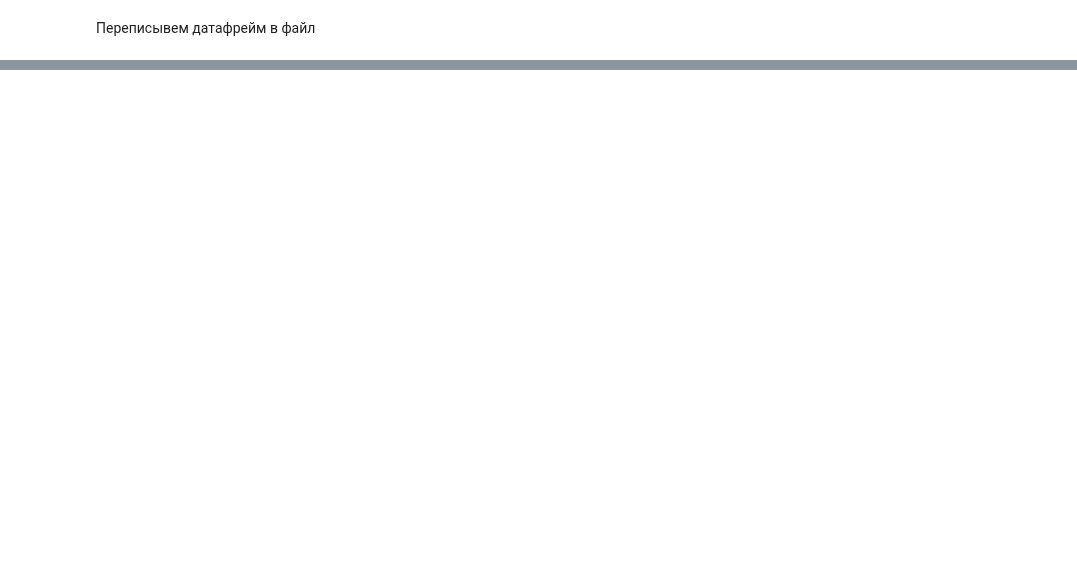
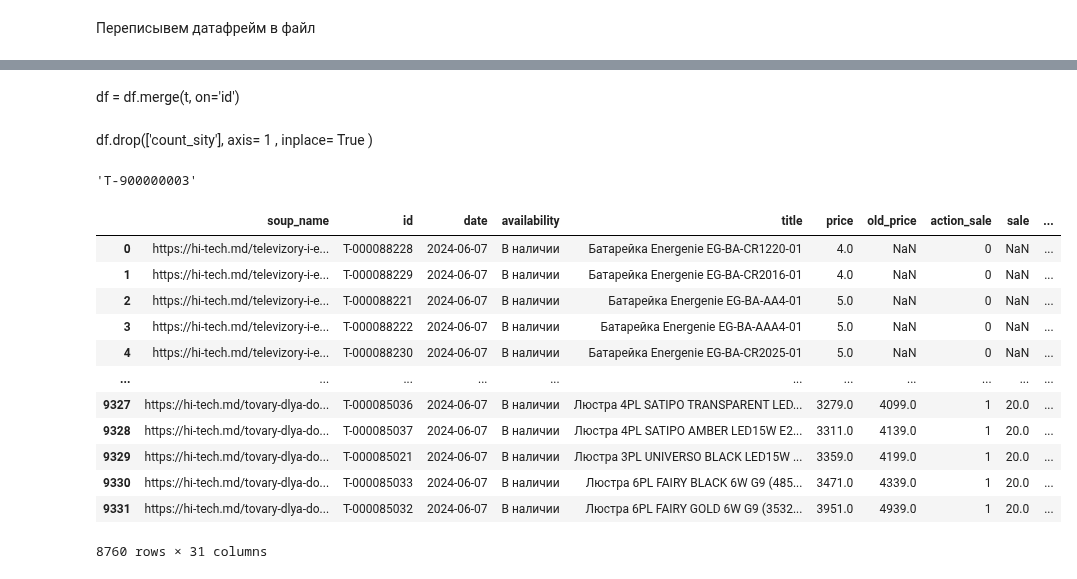
Before and after one commit to APolisakov/parsing, a Jupyter notebook: hay__parsing.ipynb, the cells around one changed output, grey strips where cells are left out. Cells and saved outputs as stored; diff of their text form; code cells hidden in the pictures; blank space fills up the shorter version.

```diff
--- a/hay__parsing.ipynb
+++ b/hay__parsing.ipynb
@@ -297,0 +445,15 @@ df.to_csv('csv/hi_tech_'+str(today.day)+'_'+str(today.month)+'_'+str(today.year)
+# %%
+def brends(x):
+    xx = x.replace('\xa0', ' ')
+    xx = xx.split(' ')
+    for i in range(len(xx)-1):
+        if xx[i].lower() in brend_low:
+            return xx[i].lower()
+        elif (str(xx[i].lower())+' '+str(xx[i+1].lower())) in brend_low:
+            return (str(xx[i].lower())+' '+str(xx[i+1].lower()))
+    else:
+        return 'другой'
+# %%
+df['brend'] = df['title'].apply(brends)
+# %%
+df['group_prise'] = df.groupby('group')['price'].transform(lambda x: pd.cut(x, bins = 4, labels=["бюджет", "стандарт", "элит", "топ"]))
@@ -297,0 +480,27 @@ df.to_csv('csv/hi_tech_'+str(today.day)+'_'+str(today.month)+'_'+str(today.year)
+# %%
+for x, url in tqdm(enumerate(df['soup_name'])):
+    reqx = requests.get(url)
+    soup = bs(reqx.text, 'html.parser')
+    data = []
+    #data.append((soup.findAll('div', class_='ty-product-block__sku'))[0].text.split()[1])
+    element = soup.findAll('div', class_='ty-warehouses-store__availability')
+    for i in (element):
+        data.append(i.text.strip()
+                    .replace('В наличии', '1')
+                    .replace('Нет в наличии','0')
+                    .replace('Под заказ (1-3 дня)','0')
+                    .replace('nan','0'))
+    df.loc[[x],['Тир_Юности_14А']]=  data[0]
+    df.loc[[x],['Ц_Тир_25_Октября_69']]= data[1]
+    df.loc[[x],['Ц_Бенд_Спортивная_5']]= data[2]
+    df.loc[[x],['Бенд_Советская_5']]= data[3]
+    df.loc[[x],['Бенд_Советская_8']]= data[4]
+    df.loc[[x],['Слоб_Ленина_97А']]= data[5]
+    df.loc[[x],['Днестр_Строителей_18']]= data[6]
+    df.loc[[x],['Первом_Ленина_88']]= data[7]
+    df.loc[[x],['Григ_КМаркса_181А']]= data[8]
+    df.loc[[x],['Григ_КМаркса_172']]= data[9]
+    df.loc[[x],['Дуб_Горького_29']]= data[10]
+    df.loc[[x],['Рыбн_Вальченко_43/1']]= data[11]
+    df.loc[[x],['Рыбн_Кирова_135']]= data[12]
+    df.loc[[x],['Кам_Кирова_240']]= data[13]
@@ -297,0 +528,4 @@ df.to_csv('csv/hi_tech_'+str(today.day)+'_'+str(today.month)+'_'+str(today.year)
+# %% [markdown]
+df = df.merge(t, on='id')
+# %% [markdown]
+df.drop(['count_sity'], axis= 1 , inplace= True )
@@ -297,0 +534,20 @@ df.to_csv('csv/hi_tech_'+str(today.day)+'_'+str(today.month)+'_'+str(today.year)
+# %%
+df.loc[3183,'id']
+# %% [output]
+'T-900000003'
+# %%
+df
+# %% [output]
+|  | soup_name | id | date | availability | title | price | old_price | action_sale | sale | ... |
+| 0 | https://hi-tech.md/televizory-i-e... | Т-000088228 | 2024-06-07 | В наличии | Батарейка Energenie EG-BA-CR1220-01 | 4.0 | NaN | 0 | NaN | ... |
+| 1 | https://hi-tech.md/televizory-i-e... | Т-000088229 | 2024-06-07 | В наличии | Батарейка Energenie EG-BA-CR2016-01 | 4.0 | NaN | 0 | NaN | ... |
+| 2 | https://hi-tech.md/televizory-i-e... | Т-000088221 | 2024-06-07 | В наличии | Батарейка Energenie EG-BA-AA4-01 | 5.0 | NaN | 0 | NaN | ... |
+| 3 | https://hi-tech.md/televizory-i-e... | Т-000088222 | 2024-06-07 | В наличии | Батарейка Energenie EG-BA-AAA4-01 | 5.0 | NaN | 0 | NaN | ... |
+| 4 | https://hi-tech.md/televizory-i-e... | Т-000088230 | 2024-06-07 | В наличии | Батарейка Energenie EG-BA-CR2025-01 | 5.0 | NaN | 0 | NaN | ... |
+| ... | ... | ... | ... | ... | ... | ... | ... | ... | ... | ... |
+| 9327 | https://hi-tech.md/tovary-dlya-do... | Т-000085036 | 2024-06-07 | В наличии | Люстра 4PL SATIPO TRANSPARENT LED... | 3279.0 | 4099.0 | 1 | 20.0 | ... |
+| 9328 | https://hi-tech.md/tovary-dlya-do... | Т-000085037 | 2024-06-07 | В наличии | Люстра 4PL SATIPO AMBER LED15W E2... | 3311.0 | 4139.0 | 1 | 20.0 | ... |
+| 9329 | https://hi-tech.md/tovary-dlya-do... | Т-000085021 | 2024-06-07 | В наличии | Люстра 3PL UNIVERSO BLACK LED15W ... | 3359.0 | 4199.0 | 1 | 20.0 | ... |
+| 9330 | https://hi-tech.md/tovary-dlya-do... | Т-000085033 | 2024-06-07 | В наличии | Люстра 6PL FAIRY BLACK 6W G9 (485... | 3471.0 | 4339.0 | 1 | 20.0 | ... |
+| 9331 | https://hi-tech.md/tovary-dlya-do... | Т-000085032 | 2024-06-07 | В наличии | Люстра 6PL FAIRY GOLD 6W G9 (3532... | 3951.0 | 4939.0 | 1 | 20.0 | ... |
+8760 rows × 31 columns
```
Also changed, not shown: parts of 67 cells of this notebook, 3 other files.
